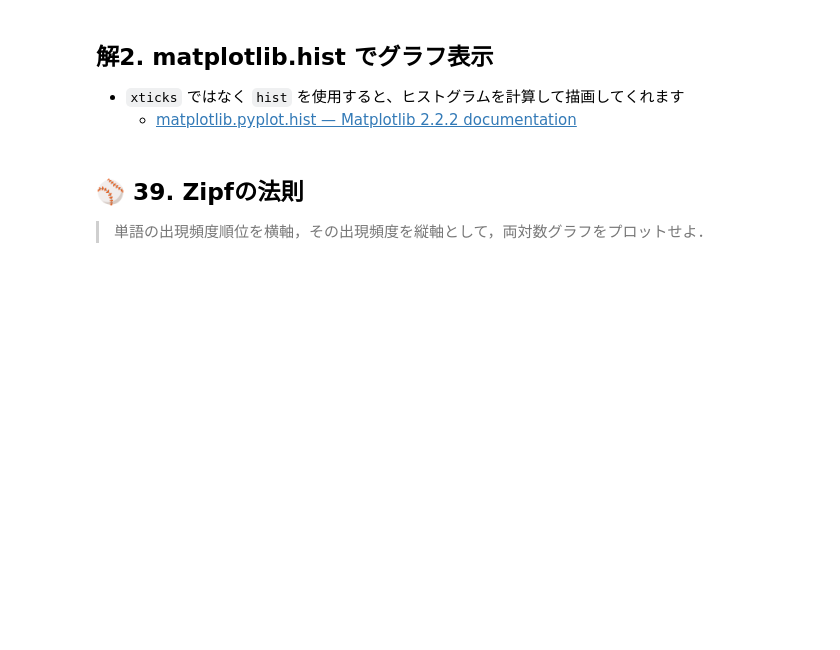
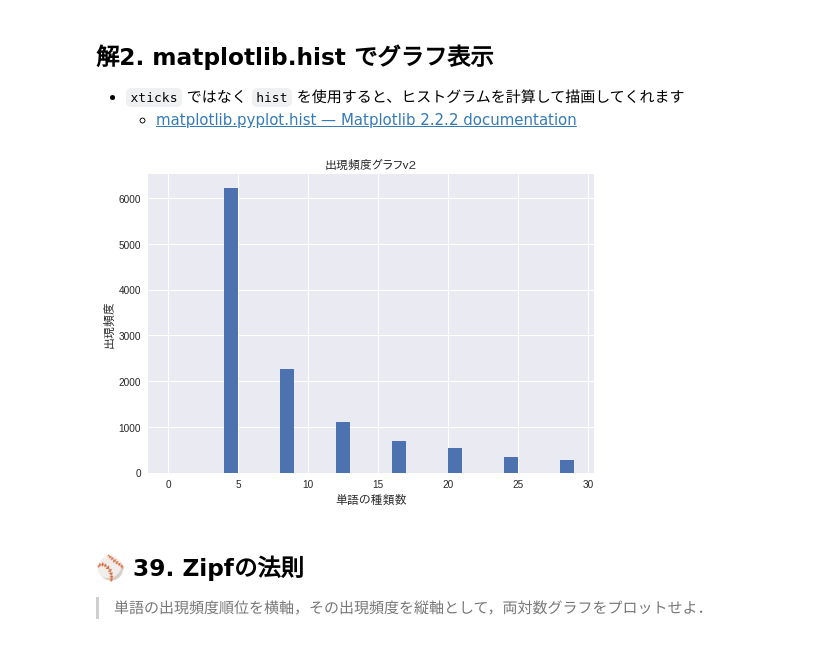
Before and after one commit to saitota/ProgrammingKnock100, a Jupyter notebook: Chapter04_Q30_Q39.ipynb, the cells around one changed output. Cells and saved outputs as stored; diff of their text form; code cells hidden in the pictures; blank space fills up the shorter version.

```diff
--- a/Chapter04_Q30_Q39.ipynb
+++ b/Chapter04_Q30_Q39.ipynb
@@ -371,6 +371,20 @@ plt.show() # 表示
 # %%
 # 日本語フォント
 fp = FontProperties(fname='/usr/share/fonts/opentype/ipafont-gothic/ipagp.ttf')
+
+# ラベル設定
+plt.title('出現頻度グラフv2', fontproperties=fp)
+plt.xlabel('単語の種類数', fontproperties=fp) # 横軸
+plt.ylabel('出現頻度', fontproperties=fp) # 縦軸
+
+lst_cnt = list(zip(*lst_commons))[1]
+
+plt.hist(lst_cnt,
+    range(30))
+
+plt.show() # 表示
+# %% [output]
+[figure, added]
 # %% [markdown]
 
 
```
